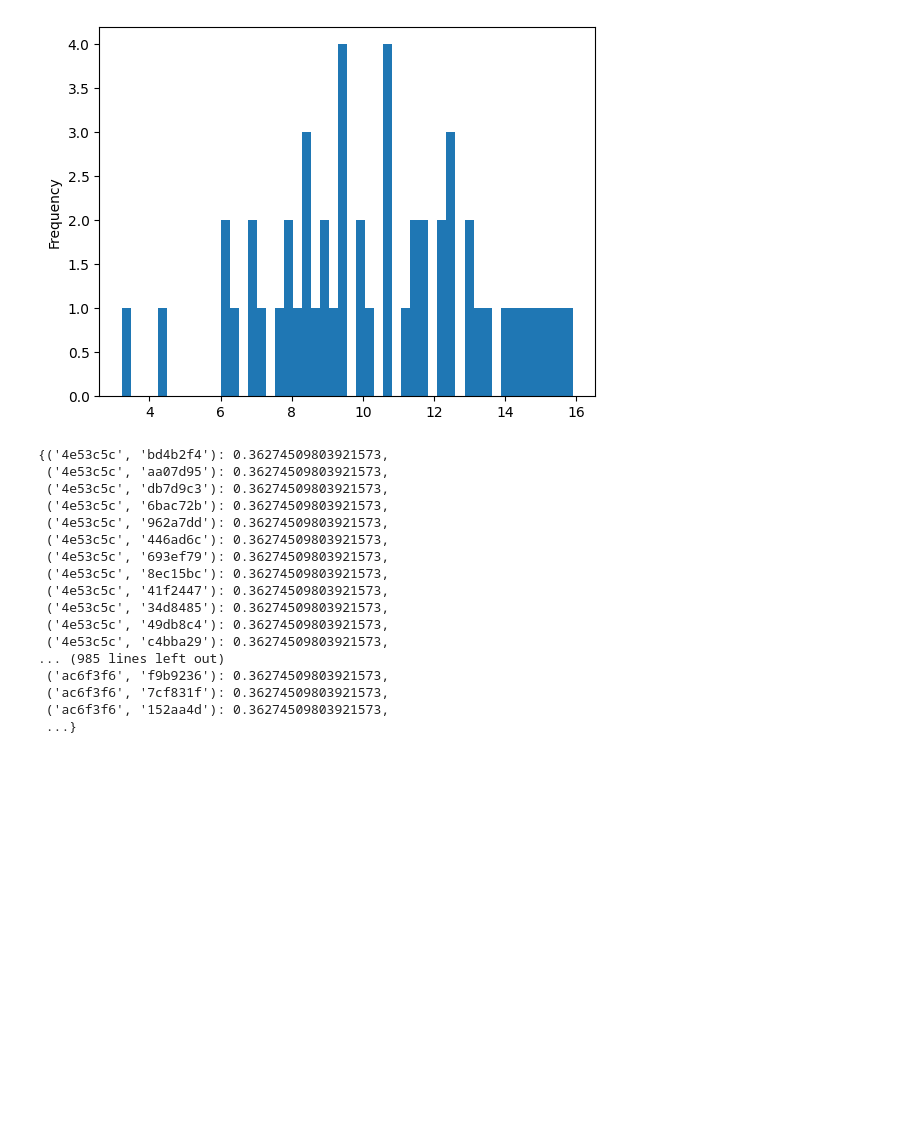
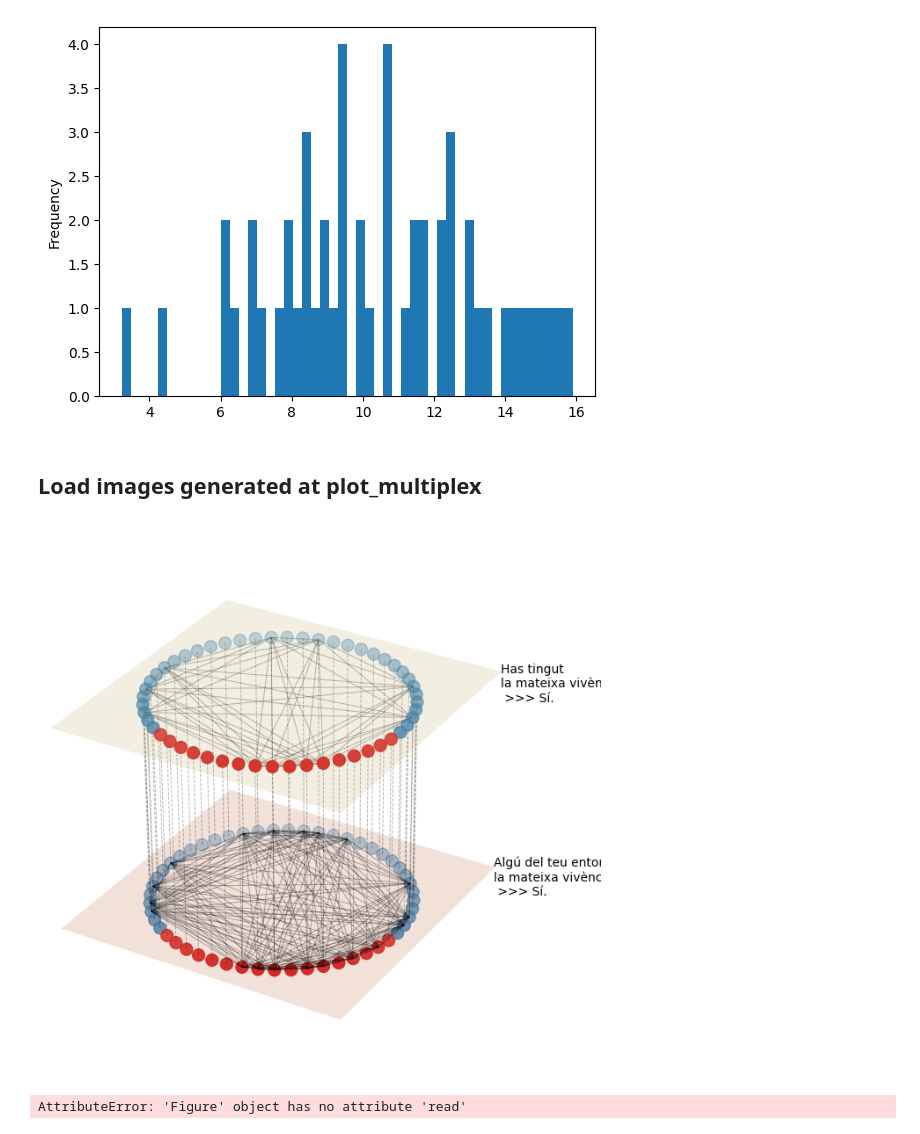
Before and after one commit to oriolmp/TFG_Fisica, a Jupyter notebook: TFG_Oriol_Notebook_Abandonded.ipynb, the cells around one changed output. Saved outputs shown, nothing was run; the diff lists cells and outputs as text; code cells hidden in the pictures; blank space fills up the shorter version.

Commit message:
Read pickle img and save as png

```diff
--- a/TFG_Oriol_Notebook_Abandonded.ipynb
+++ b/TFG_Oriol_Notebook_Abandonded.ipynb
@@ -420,23 +420,5 @@ dtype: float64
 [figure]
 # %%
 a = nx.get_edge_attributes(G, 'weight')
-# %%
-a
-# %% [output]
-{('4e53c5c', 'bd4b2f4'): 0.36274509803921573,
- ('4e53c5c', 'aa07d95'): 0.36274509803921573,
- ('4e53c5c', 'db7d9c3'): 0.36274509803921573,
- ('4e53c5c', '6bac72b'): 0.36274509803921573,
- ('4e53c5c', '962a7dd'): 0.36274509803921573,
- ('4e53c5c', '446ad6c'): 0.36274509803921573,
- ('4e53c5c', '693ef79'): 0.36274509803921573,
- ('4e53c5c', '8ec15bc'): 0.36274509803921573,
- ('4e53c5c', '41f2447'): 0.36274509803921573,
- ('4e53c5c', '34d8485'): 0.36274509803921573,
- ('4e53c5c', '49db8c4'): 0.36274509803921573,
- ('4e53c5c', 'c4bba29'): 0.36274509803921573,
-... (985 lines left out)
- ('ac6f3f6', 'f9b9236'): 0.36274509803921573,
- ('ac6f3f6', '7cf831f'): 0.36274509803921573,
- ('ac6f3f6', '152aa4d'): 0.36274509803921573,
- ...}
+# %% [markdown]
+## Load images generated at plot_multiplex
@@ -442,0 +427,8 @@ a
+# %%
+path = 'plot_multiplex/FigureObject_age_bracket_multiplex_Compartir.pickle'
+# %%
+pkl = open(path, 'rb')
+# %%
+img = pickle.load(pkl)
+# %% [output]
+[figure, added]
@@ -442,0 +439,4 @@ a
+# %%
+im = Image.open(img)
+# %% [output]
+AttributeError: 'Figure' object has no attribute 'read'
```
Also changed, not shown: parts of 3 cells of this notebook.
